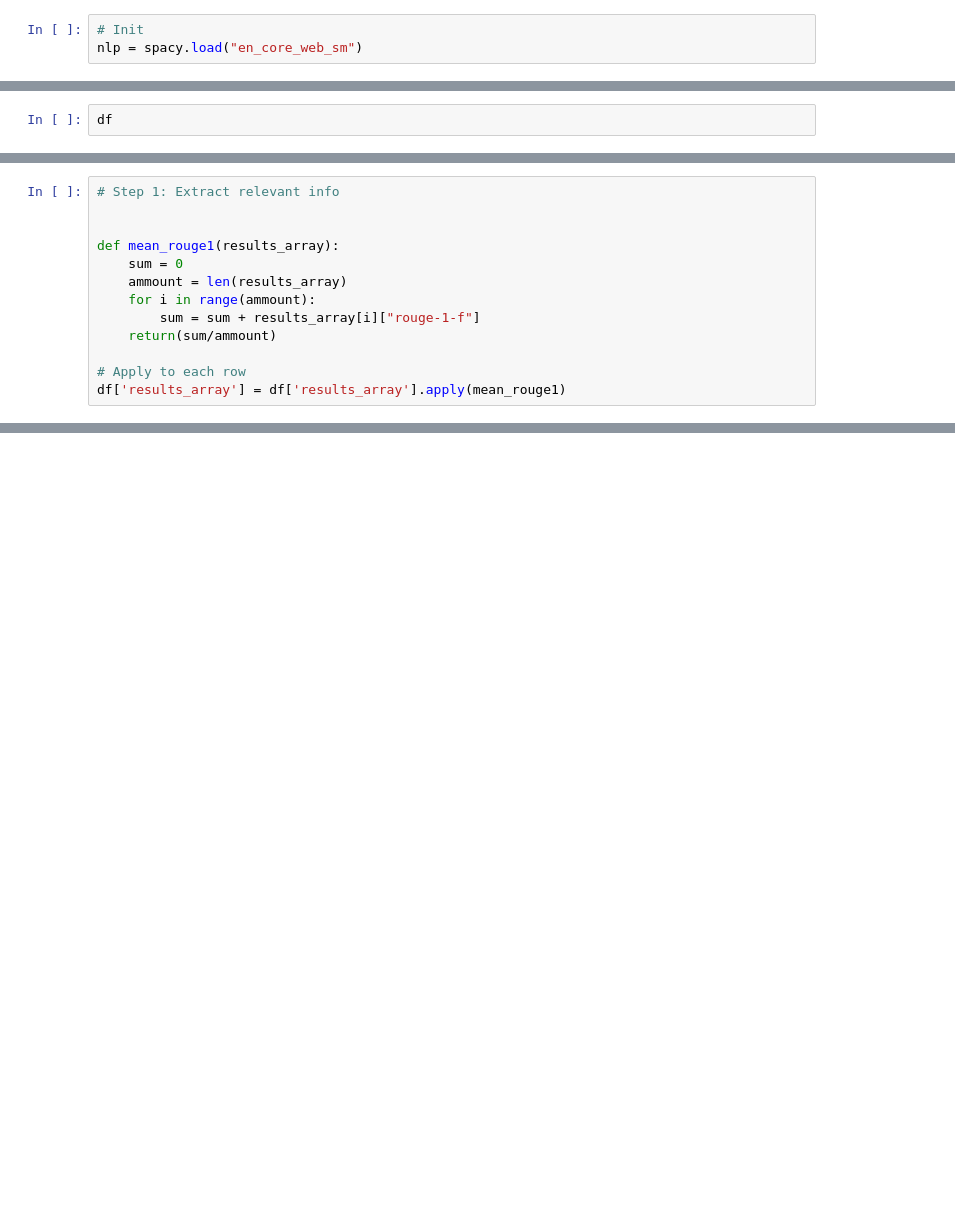
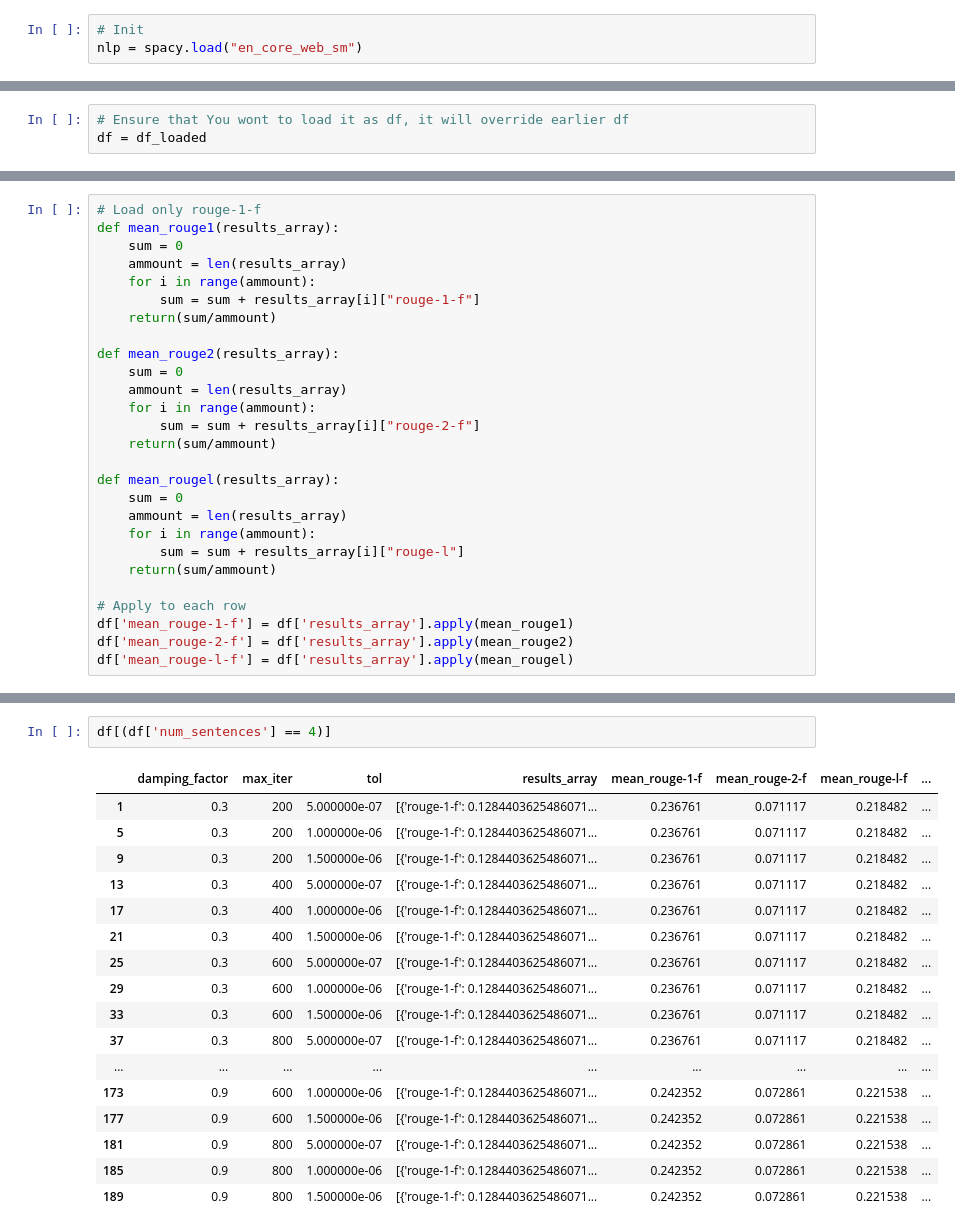
Before and after one commit to RadoszWerner/NLP_text_summarization, a Jupyter notebook: exp3.ipynb, the cells around one changed output, grey strips where cells are left out. Drawn from its saved outputs; the diff is of its cells as text; blank space fills up the shorter version.

```diff
--- a/exp3.ipynb
+++ b/exp3.ipynb
@@ -191,2 +183,3 @@ with open("optimisation_results_df.pkl", "wb") as f:
 # %%
-df
+# Ensure that You wont to load it as df, it will override earlier df
+df = df_loaded
@@ -211,13 +185,0 @@ df
-# %%
-# Step 1: Extract relevant info
-
-
-def mean_rouge1(results_array):
-    sum = 0
-    ammount = len(results_array)
-    for i in range(ammount):
-        sum = sum + results_array[i]["rouge-1-f"]
-    return(sum/ammount)
-
-# Apply to each row
-df['results_array'] = df['results_array'].apply(mean_rouge1)
@@ -260,0 +186,27 @@ NameError: name 'pd' is not defined
+# %%
+# Load only rouge-1-f
+def mean_rouge1(results_array):
+    sum = 0
+    ammount = len(results_array)
+    for i in range(ammount):
+        sum = sum + results_array[i]["rouge-1-f"]
+    return(sum/ammount)
+
+def mean_rouge2(results_array):
+    sum = 0
+    ammount = len(results_array)
+    for i in range(ammount):
+        sum = sum + results_array[i]["rouge-2-f"]
+    return(sum/ammount)
+
+def mean_rougel(results_array):
+    sum = 0
+    ammount = len(results_array)
+    for i in range(ammount):
+        sum = sum + results_array[i]["rouge-l"]
+    return(sum/ammount)
+
+# Apply to each row
+df['mean_rouge-1-f'] = df['results_array'].apply(mean_rouge1)
+df['mean_rouge-2-f'] = df['results_array'].apply(mean_rouge2)
+df['mean_rouge-l-f'] = df['results_array'].apply(mean_rougel)
@@ -260,0 +287,20 @@ NameError: name 'pd' is not defined
+# %%
+df[(df['num_sentences'] == 4)]
+# %% [output]
+|  | damping_factor | max_iter | tol | results_array | mean_rouge-1-f | mean_rouge-2-f | mean_rouge-l-f | ... |
+| 1 | 0.3 | 200 | 5.000000e-07 | [{'rouge-1-f': 0.1284403625486071... | 0.236761 | 0.071117 | 0.218482 | ... |
+| 5 | 0.3 | 200 | 1.000000e-06 | [{'rouge-1-f': 0.1284403625486071... | 0.236761 | 0.071117 | 0.218482 | ... |
+| 9 | 0.3 | 200 | 1.500000e-06 | [{'rouge-1-f': 0.1284403625486071... | 0.236761 | 0.071117 | 0.218482 | ... |
+| 13 | 0.3 | 400 | 5.000000e-07 | [{'rouge-1-f': 0.1284403625486071... | 0.236761 | 0.071117 | 0.218482 | ... |
+| 17 | 0.3 | 400 | 1.000000e-06 | [{'rouge-1-f': 0.1284403625486071... | 0.236761 | 0.071117 | 0.218482 | ... |
+| 21 | 0.3 | 400 | 1.500000e-06 | [{'rouge-1-f': 0.1284403625486071... | 0.236761 | 0.071117 | 0.218482 | ... |
+| 25 | 0.3 | 600 | 5.000000e-07 | [{'rouge-1-f': 0.1284403625486071... | 0.236761 | 0.071117 | 0.218482 | ... |
+| 29 | 0.3 | 600 | 1.000000e-06 | [{'rouge-1-f': 0.1284403625486071... | 0.236761 | 0.071117 | 0.218482 | ... |
+| 33 | 0.3 | 600 | 1.500000e-06 | [{'rouge-1-f': 0.1284403625486071... | 0.236761 | 0.071117 | 0.218482 | ... |
+| 37 | 0.3 | 800 | 5.000000e-07 | [{'rouge-1-f': 0.1284403625486071... | 0.236761 | 0.071117 | 0.218482 | ... |
+| ... | ... | ... | ... | ... | ... | ... | ... | ... |
+| 173 | 0.9 | 600 | 1.000000e-06 | [{'rouge-1-f': 0.1284403625486071... | 0.242352 | 0.072861 | 0.221538 | ... |
+| 177 | 0.9 | 600 | 1.500000e-06 | [{'rouge-1-f': 0.1284403625486071... | 0.242352 | 0.072861 | 0.221538 | ... |
+| 181 | 0.9 | 800 | 5.000000e-07 | [{'rouge-1-f': 0.1284403625486071... | 0.242352 | 0.072861 | 0.221538 | ... |
+| 185 | 0.9 | 800 | 1.000000e-06 | [{'rouge-1-f': 0.1284403625486071... | 0.242352 | 0.072861 | 0.221538 | ... |
+| 189 | 0.9 | 800 | 1.500000e-06 | [{'rouge-1-f': 0.1284403625486071... | 0.242352 | 0.072861 | 0.221538 | ... |
```
Also changed, not shown: parts of 29 cells of this notebook, 2 other files.
